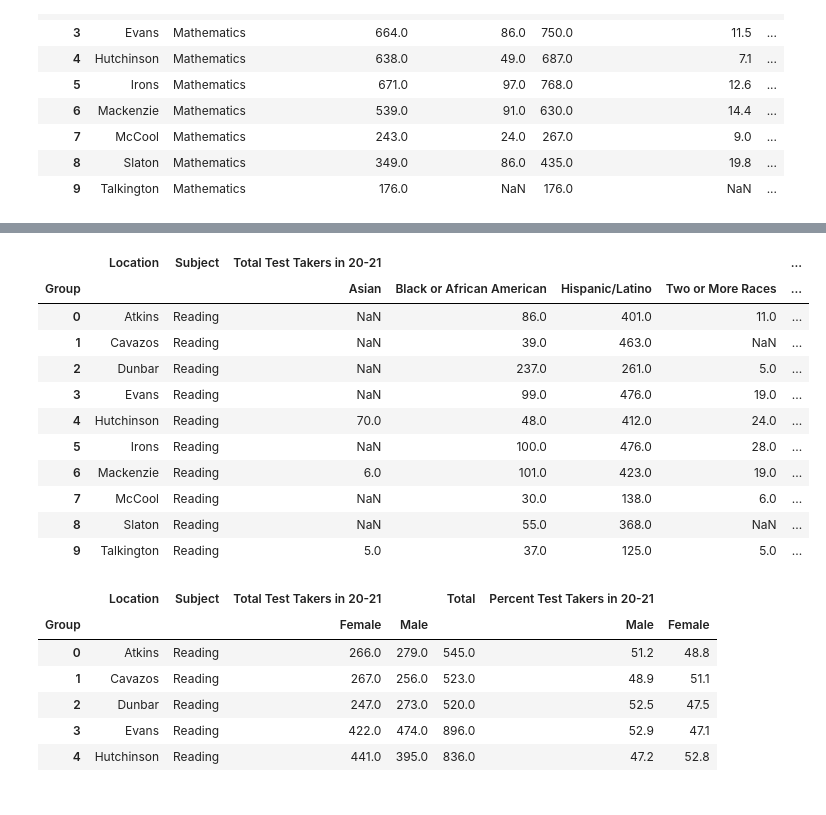
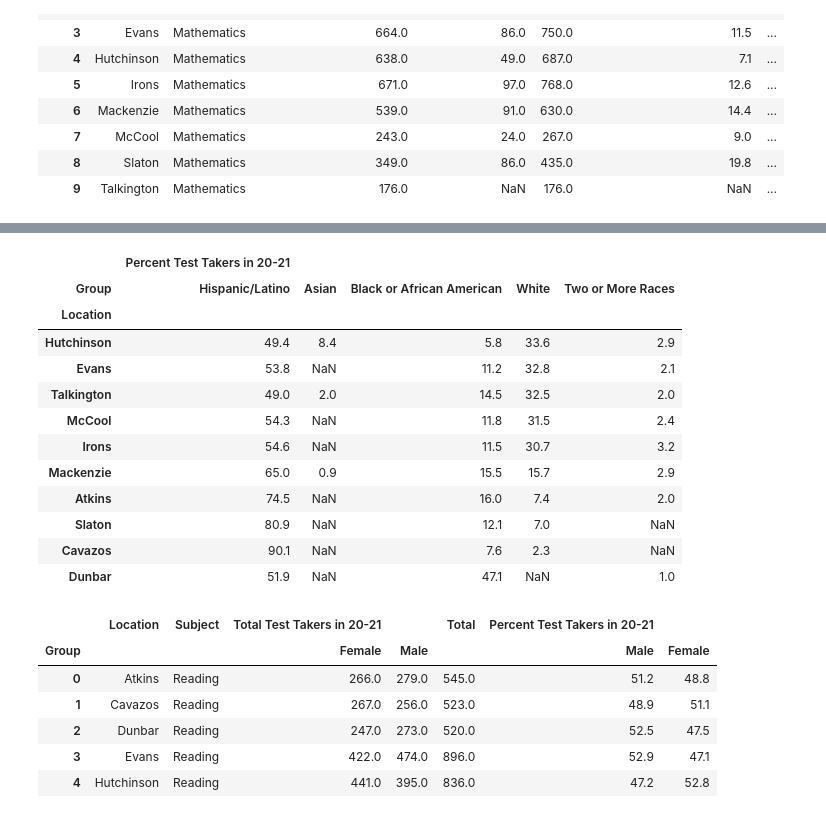
Before and after one commit to rajaridgway/lubbock-analysis, a Jupyter notebook: lubbock.ipynb, the cells around one changed output, grey strips where cells are left out. Saved outputs shown, nothing was run; the diff lists cells and outputs as text; code cells hidden in the pictures.

```diff
--- a/lubbock.ipynb
+++ b/lubbock.ipynb
@@ -949,20 +1067,23 @@ df_21_math_lep
 # %%
 # Determine the total number and percentages of students by race who took the reading exam in Spring 2021
 df_21_reading_race = totals_percentages('Spring 2021', 'Reading', ethnicity, '20-21')
-df_21_reading_race
+sorted_race = df_21_reading_race.sort_values(by=('Percent Test Takers in 20-21','White'), ascending = False)
+
+sorted_race[['Location', 'Percent Test Takers in 20-21']].set_index('Location')
 # %% [output]
-|  | Location | Subject | Total Test Takers in 20-21 |  |  |  | ... |
-| Group |  |  | Asian | Black or African American | Hispanic/Latino | Two or More Races | ... |
-| 0 | Atkins | Reading | NaN | 86.0 | 401.0 | 11.0 | ... |
-| 1 | Cavazos | Reading | NaN | 39.0 | 463.0 | NaN | ... |
-| 2 | Dunbar | Reading | NaN | 237.0 | 261.0 | 5.0 | ... |
-| 3 | Evans | Reading | NaN | 99.0 | 476.0 | 19.0 | ... |
-| 4 | Hutchinson | Reading | 70.0 | 48.0 | 412.0 | 24.0 | ... |
-| 5 | Irons | Reading | NaN | 100.0 | 476.0 | 28.0 | ... |
-| 6 | Mackenzie | Reading | 6.0 | 101.0 | 423.0 | 19.0 | ... |
-| 7 | McCool | Reading | NaN | 30.0 | 138.0 | 6.0 | ... |
-| 8 | Slaton | Reading | NaN | 55.0 | 368.0 | NaN | ... |
-| 9 | Talkington | Reading | 5.0 | 37.0 | 125.0 | 5.0 | ... |
+|  | Percent Test Takers in 20-21 |  |  |  |  |
+| Group | Hispanic/Latino | Asian | Black or African American | White | Two or More Races |
+| Location |  |  |  |  |  |
+| Hutchinson | 49.4 | 8.4 | 5.8 | 33.6 | 2.9 |
+| Evans | 53.8 | NaN | 11.2 | 32.8 | 2.1 |
+| Talkington | 49.0 | 2.0 | 14.5 | 32.5 | 2.0 |
+| McCool | 54.3 | NaN | 11.8 | 31.5 | 2.4 |
+| Irons | 54.6 | NaN | 11.5 | 30.7 | 3.2 |
+| Mackenzie | 65.0 | 0.9 | 15.5 | 15.7 | 2.9 |
+| Atkins | 74.5 | NaN | 16.0 | 7.4 | 2.0 |
+| Slaton | 80.9 | NaN | 12.1 | 7.0 | NaN |
+| Cavazos | 90.1 | NaN | 7.6 | 2.3 | NaN |
+| Dunbar | 51.9 | NaN | 47.1 | NaN | 1.0 |
 # %%
 # Determine the total number and percentages of students by gender who took the reading exam in Spring 2021
 df_21_reading_gender = totals_percentages('Spring 2021', 'Reading', gender, '20-21')
```
Also changed, not shown: parts of 56 cells of this notebook.
